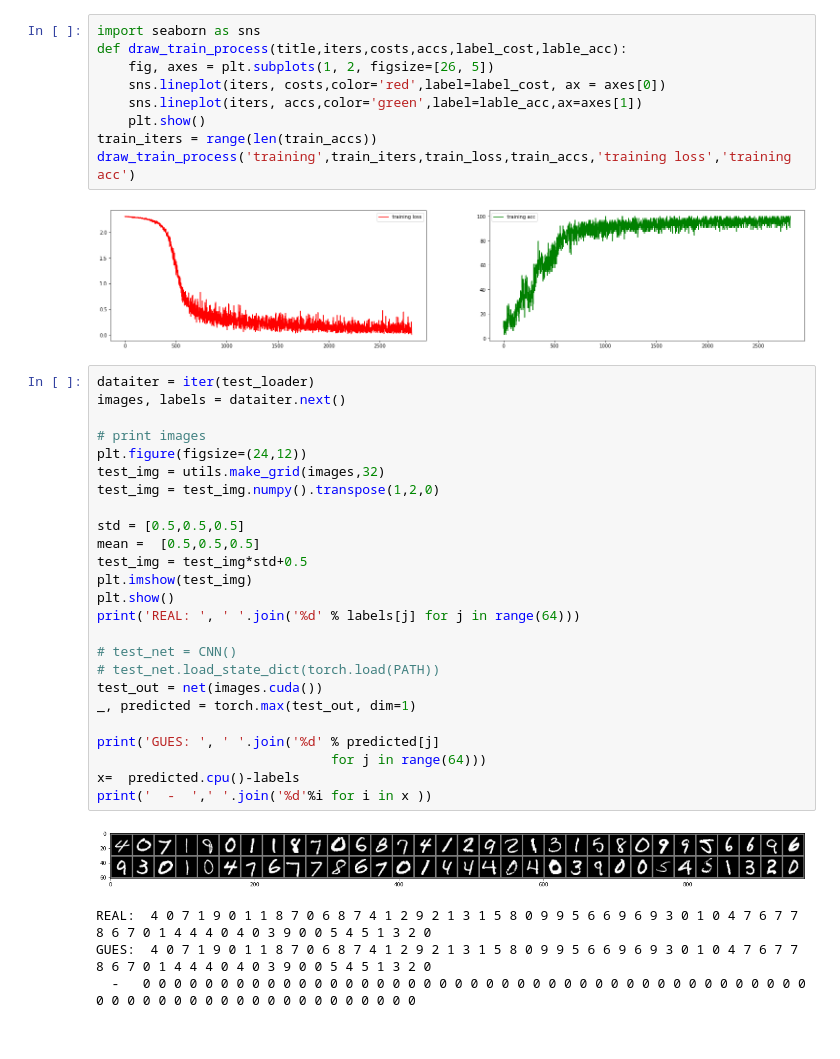
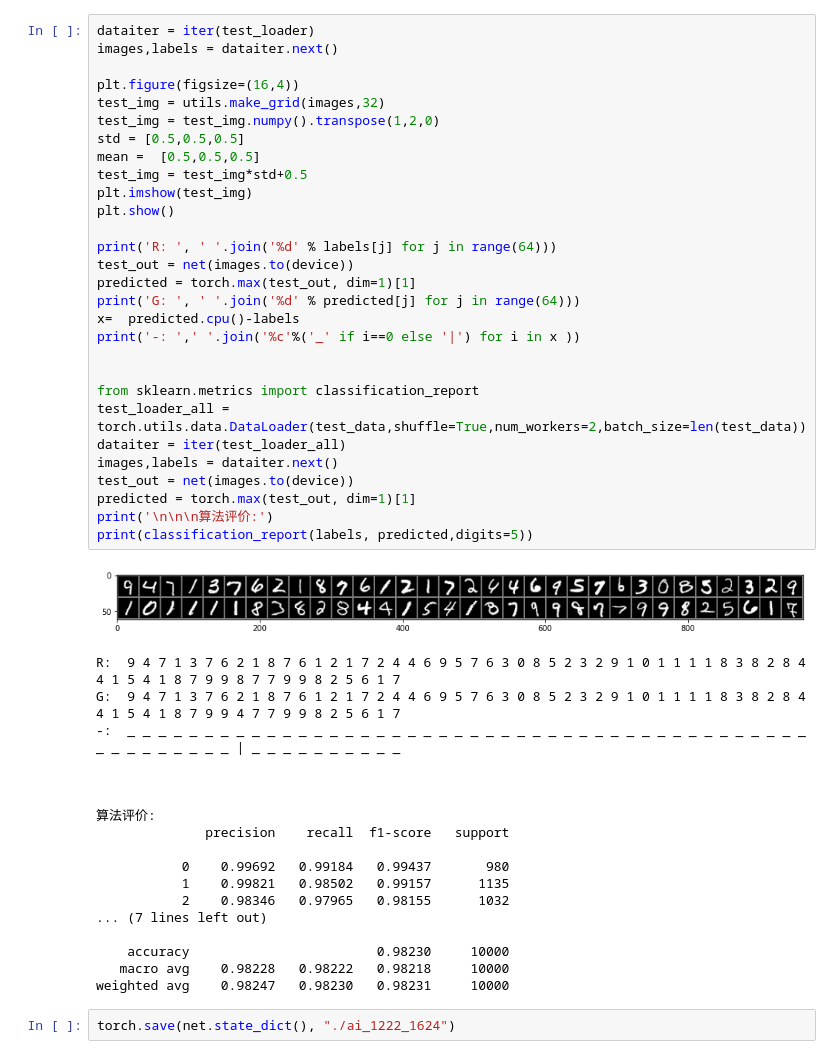
Before and after one commit to yuchouxuan/study, a Jupyter notebook: aistudy/Untitled.ipynb, the cells around one changed output. Saved outputs shown, nothing was run; the diff lists cells and outputs as text.

```diff
--- a/aistudy/Untitled.ipynb
+++ b/aistudy/Untitled.ipynb
@@ -134,41 +150,50 @@ torch.cuda.empty_cache()
-# %%
-import seaborn as sns
-def draw_train_process(title,iters,costs,accs,label_cost,lable_acc):
-    fig, axes = plt.subplots(1, 2, figsize=[26, 5])
-    sns.lineplot(iters, costs,color='red',label=label_cost, ax = axes[0])
-    sns.lineplot(iters, accs,color='green',label=lable_acc,ax=axes[1])
-    plt.show()
-train_iters = range(len(train_accs))
-draw_train_process('training',train_iters,train_loss,train_accs,'training loss','training acc')
-# %% [output]
-[figure, removed]
 # %%
 dataiter = iter(test_loader)
-images, labels = dataiter.next()
+images,labels = dataiter.next()
 
-# print images
-plt.figure(figsize=(24,12))
+plt.figure(figsize=(16,4))
 test_img = utils.make_grid(images,32)
 test_img = test_img.numpy().transpose(1,2,0)
-
 std = [0.5,0.5,0.5]
 mean =  [0.5,0.5,0.5]
 test_img = test_img*std+0.5
 plt.imshow(test_img)
 plt.show()
-print('REAL: ', ' '.join('%d' % labels[j] for j in range(64)))
 
-# test_net = CNN()
-# test_net.load_state_dict(torch.load(PATH))
-test_out = net(images.cuda())
-_, predicted = torch.max(test_out, dim=1)
+print('R: ', ' '.join('%d' % labels[j] for j in range(64)))
+test_out = net(images.to(device))
+predicted = torch.max(test_out, dim=1)[1]
+print('G: ', ' '.join('%d' % predicted[j] for j in range(64)))
+x=  predicted.cpu()-labels
+print('-: ',' '.join('%c'%('_' if i==0 else '|') for i in x ))
 
-print('GUES: ', ' '.join('%d' % predicted[j]
-                              for j in range(64)))
-x=  predicted.cpu()-labels
-print('  -  ',' '.join('%d'%i for i in x ))
+
+from sklearn.metrics import classification_report
+test_loader_all = torch.utils.data.DataLoader(test_data,shuffle=True,num_workers=2,batch_size=len(test_data))
+dataiter = iter(test_loader_all)
+images,labels = dataiter.next()
+test_out = net(images.to(device))
+predicted = torch.max(test_out, dim=1)[1]
+print('\n\n\n算法评价:')
+print(classification_report(labels, predicted,digits=5))
 # %% [output]
-[figure, old version]
+[figure, new version]
-REAL:  4 0 7 1 9 0 1 1 8 7 0 6 8 7 4 1 2 9 2 1 3 1 5 8 0 9 9 5 6 6 9 6 9 3 0 1 0 4 7 6 7 7 8 6 7 0 1 4 4 4 0 4 0 3 9 0 0 5 4 5 1 3 2 0
-GUES:  4 0 7 1 9 0 1 1 8 7 0 6 8 7 4 1 2 9 2 1 3 1 5 8 0 9 9 5 6 6 9 6 9 3 0 1 0 4 7 6 7 7 8 6 7 0 1 4 4 4 0 4 0 3 9 0 0 5 4 5 1 3 2 0
-  -   0 0 0 0 0 0 0 0 0 0 0 0 0 0 0 0 0 0 0 0 0 0 0 0 0 0 0 0 0 0 0 0 0 0 0 0 0 0 0 0 0 0 0 0 0 0 0 0 0 0 0 0 0 0 0 0 0 0 0 0 0 0 0 0
+R:  9 4 7 1 3 7 6 2 1 8 7 6 1 2 1 7 2 4 4 6 9 5 7 6 3 0 8 5 2 3 2 9 1 0 1 1 1 1 8 3 8 2 8 4 4 1 5 4 1 8 7 9 9 8 7 7 9 9 8 2 5 6 1 7
+G:  9 4 7 1 3 7 6 2 1 8 7 6 1 2 1 7 2 4 4 6 9 5 7 6 3 0 8 5 2 3 2 9 1 0 1 1 1 1 8 3 8 2 8 4 4 1 5 4 1 8 7 9 9 4 7 7 9 9 8 2 5 6 1 7
+-:  _ _ _ _ _ _ _ _ _ _ _ _ _ _ _ _ _ _ _ _ _ _ _ _ _ _ _ _ _ _ _ _ _ _ _ _ _ _ _ _ _ _ _ _ _ _ _ _ _ _ _ _ _ | _ _ _ _ _ _ _ _ _ _
+
+
+
+算法评价:
+              precision    recall  f1-score   support
+
+           0    0.99692   0.99184   0.99437       980
+           1    0.99821   0.98502   0.99157      1135
+           2    0.98346   0.97965   0.98155      1032
+... (7 lines left out)
+
+    accuracy                        0.98230     10000
+   macro avg    0.98228   0.98222   0.98218     10000
+weighted avg    0.98247   0.98230   0.98231     10000
+# %%
+torch.save(net.state_dict(), "./ai_1222_1624")
```
Also changed, not shown: parts of 4 cells of this notebook, 5 other files.
